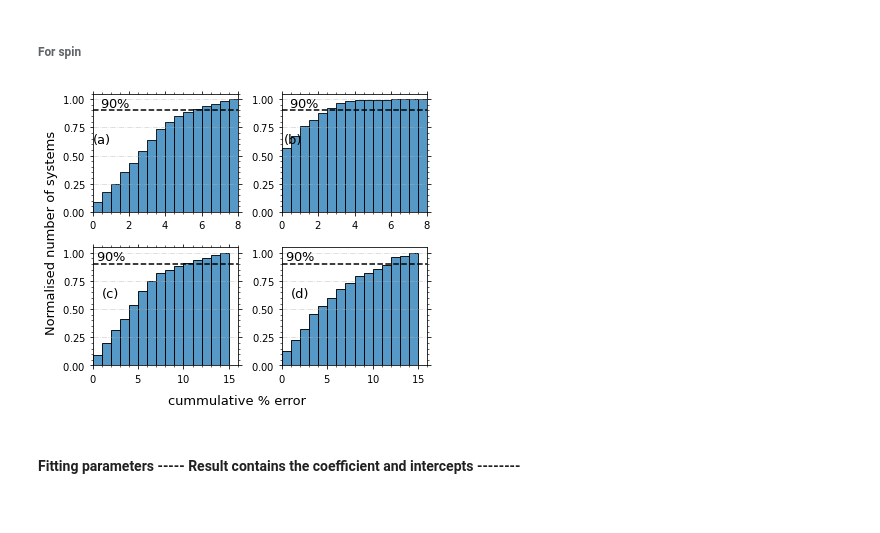
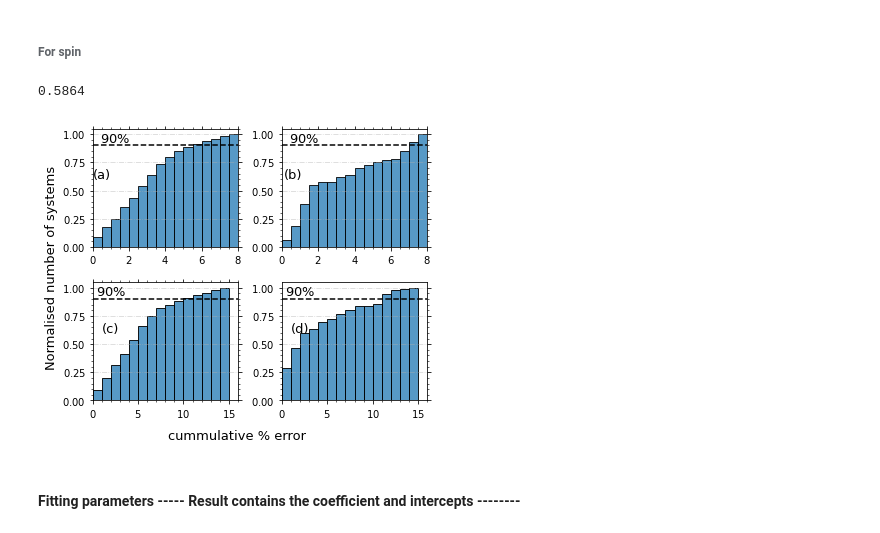
Before and after one commit to SohanGhodla/Collapsar-Formalism, a Jupyter notebook: Plots_Stellar_rotation_and_collapsars-Error_analysis.ipynb, the cells around one changed output. Drawn from its saved outputs; the diff is of its cells as text; code cells hidden in the pictures.

```diff
--- a/Plots_Stellar_rotation_and_collapsars-Error_analysis.ipynb
+++ b/Plots_Stellar_rotation_and_collapsars-Error_analysis.ipynb
@@ -130,7 +130,8 @@ plt.xlim(0,8)
 
 #--------------------------------------- MAD MBH ----------------------------------
 plt.subplot(gs[1])
-mask = dataMAD['abh'] >= 0.12
+y_ = (7e32*  dataMAD['Mexp'] )**(1/2)
+mask =  (dataMAD['AMexp'] / dataMAD['Mexp'] / msun).astype(float) <= y_
 df_temp = dataMAD[mask].copy()
 df_temp[y] = (df_temp['AMexp'] / df_temp['Mexp'] / msun / 1e14).astype(float)
 
@@ -143,7 +144,7 @@ df_temp["y"] = df_temp[y]
 model_linear = Ridge()
 model_linear.fit(df_temp[features], df_temp[z])
 prediction = model_linear.predict(transform_MBH(df_temp[x], df_temp[y]))
-error = prediction - df_temp[z]
+# error = prediction - df_temp[z]
 
 ax = sns.histplot((error/df_temp[z] * 100).abs(), binrange=[0, 8], binwidth=0.5, stat="probability",\
             element="bars", cumulative=True)
@@ -154,7 +155,9 @@ intercept.append(model_linear.intercept_)
 
 # -------------------------------------
 
-mask = dataMAD['abh'] < 0.12
+y_ = (7e32*  dataMAD['Mexp'] )**(1/2)
+mask =  (dataMAD['AMexp'] / dataMAD['Mexp'] / msun).astype(float) > y_
+
 df_temp = dataMAD[mask].copy()
 df_temp[y] = (df_temp['AMexp'] / df_temp['Mexp'] / msun / 1e14).astype(float)
 
@@ -168,6 +171,8 @@ model_linear = Ridge()
 model_linear = Ridge()
 model_linear.fit(df_temp[features], df_temp[z])
 prediction = model_linear.predict(transform_MBH(df_temp[x], df_temp[y]))
+
+error += prediction - df_temp[z]
 result.append(list(zip(features,model_linear.coef_)))
 intercept.append(model_linear.intercept_)
 
@@ -207,7 +212,6 @@ ax = sns.histplot((error/df_temp[z] * 100).abs(), binrange=[0, 15], binwidth=1,
             element="bars", cumulative=True)
 ax.set(xlabel="", ylabel="", title="")
 plt.grid(axis='y', linestyle = '-.', alpha = 0.5)
-/
 result.append(list(zip(features,model_linear.coef_)))
 intercept.append(model_linear.intercept_)
 
@@ -237,9 +241,11 @@ result.append(list(zip(features,model_linear.coef_)))
 intercept.append(model_linear.intercept_)
 
 # ---------------------------------  MAD spin ----------------------------
+y_ = (7e32*  dataMAD['Mexp'] )**(1/2)
 
 plt.subplot(gs[3])
-mask = dataMAD['abh'] >= 0.12
+mask =  (dataMAD['AMexp'] / dataMAD['Mexp'] / msun).astype(float) <= y_
+
 df_temp = dataMAD[mask].copy()
 df_temp[y] = (df_temp['AMexp'] / df_temp['Mexp'] / msun / 1e14).astype(float)
 
@@ -252,37 +258,43 @@ df_temp["y"] = df_temp[y]
 
 model_linear = Ridge()
 model_linear.fit(df_temp[features], df_temp[z])
 prediction = model_linear.predict(transform_spin(df_temp[x], df_temp[y]))
 
-#  removing smaller values for estimating error.
-mask = prediction >= 0.1  # No values are smaller than this in the data
-error = prediction[mask]- df_temp[mask][z]
+
+mask = prediction >= np.max(df_temp[z])
+prediction[mask] = np.max(df_temp[z])
+print(np.max(df_temp[z]))
+
+# #  removing smaller values for estimating error.
+mask = prediction >= 0.  # No values are smaller than this in the data
+error = prediction[mask] - df_temp[mask][z]
 
 ax = sns.histplot((error/df_temp[mask][z] * 100), binrange=[0, 15], binwidth=1, stat="probability",\
             element="bars", cumulative=True)
 ax.set(xlabel="", ylabel="")#                  Normalised % of system",\
 #                                                     title="")
 plt.grid(axis='y', linestyle = '-.', alpha = 0.5)
 plt.text(1, .6, '(d)')
 plt.plot([0, 20], [0.9, 0.9], linestyle = '--', color = 'k')
 plt.text(0.4, .925, '$90 \%$')
 plt.xlim(0,16)
 
 result.append(list(zip(features,model_linear.coef_)))
 intercept.append(model_linear.intercept_)
 
 plt.tick_params(
     axis='x',          # changes apply to the x-axis
     which='both',      # both major and minor ticks are affected
 #     bottom=False,      # ticks along the bottom edge are off
     top=False)        # ticks along the top edge are off
 
 
 plt.text(-12.5, -.35, 'cummulative % error')
 plt.text(-26, .3, 'Normalised number of systems', rotation = 90)
 plt.savefig('./figures/2D_hist_MBH_spinBH_error.png')
 # %% [output]
+0.5864
-[figure, old version]
+[figure, new version]
 # %% [markdown]
 #### Fitting parameters ----- Result contains the coefficient and intercepts  --------
 # %% [markdown]
```
Also changed, not shown: parts of 9 cells of this notebook, 5 other files.
